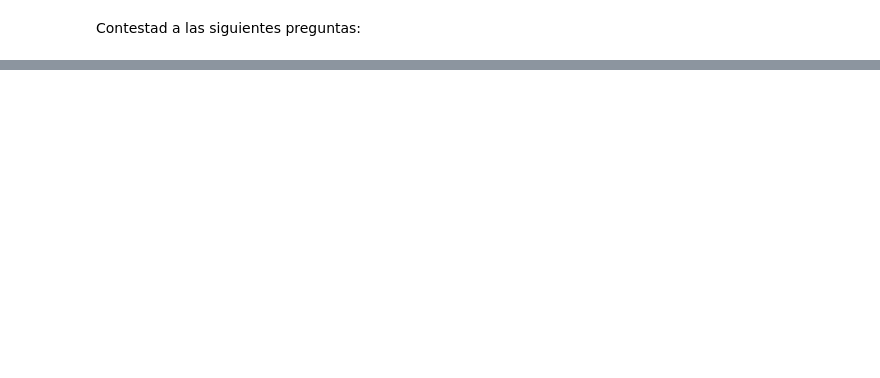
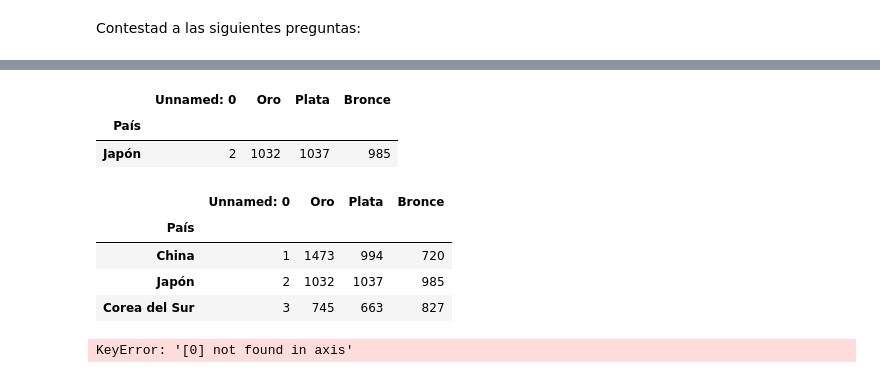
Before and after one commit to Adalab/DA_PromoC_Modulo2_Sprint1_Ana-Anahi, a Jupyter notebook: Pandas/pp-Pandas_Intro_DataFrame.ipynb, the cells around one changed output, grey strips where cells are left out. Saved outputs shown, nothing was run; the diff lists cells and outputs as text; code cells hidden in the pictures; blank space fills up the shorter version.

```diff
--- a/Pandas/pp-Pandas_Intro_DataFrame.ipynb
+++ b/Pandas/pp-Pandas_Intro_DataFrame.ipynb
@@ -217,6 +246,24 @@ Contestad a las siguientes preguntas:
 # %%
 #¿Qué país consiguió más de 200 medallas de oro y más de 1000 de plata?
+# %%
+df.loc[(df.Oro >200) & (df.Plata >1000), :]
+# %% [output]
+|  | Unnamed: 0 | Oro | Plata | Bronce |
+| País |  |  |  |  |
+| Japón | 2 | 1032 | 1037 | 985 |
 # %%
 #¿Qué país consiguió más de 200 medallas de oro o más de 700 de bronce?
+# %%
+df.loc[(df.Oro >200) | (df.Bronce >700), :]
+# %% [output]
+|  | Unnamed: 0 | Oro | Plata | Bronce |
+| País |  |  |  |  |
+| China | 1 | 1473 | 994 | 720 |
+| Japón | 2 | 1032 | 1037 | 985 |
+| Corea del Sur | 3 | 745 | 663 | 827 |
 # %%
 #Como vemos hay una columna que se llama Unnamed: 0 que no nos interesa. Eliminad esa columna.
+# %%
+df.drop(0)
+# %% [output]
+KeyError: '[0] not found in axis'
```
Also changed, not shown: parts of 8 cells of this notebook.
